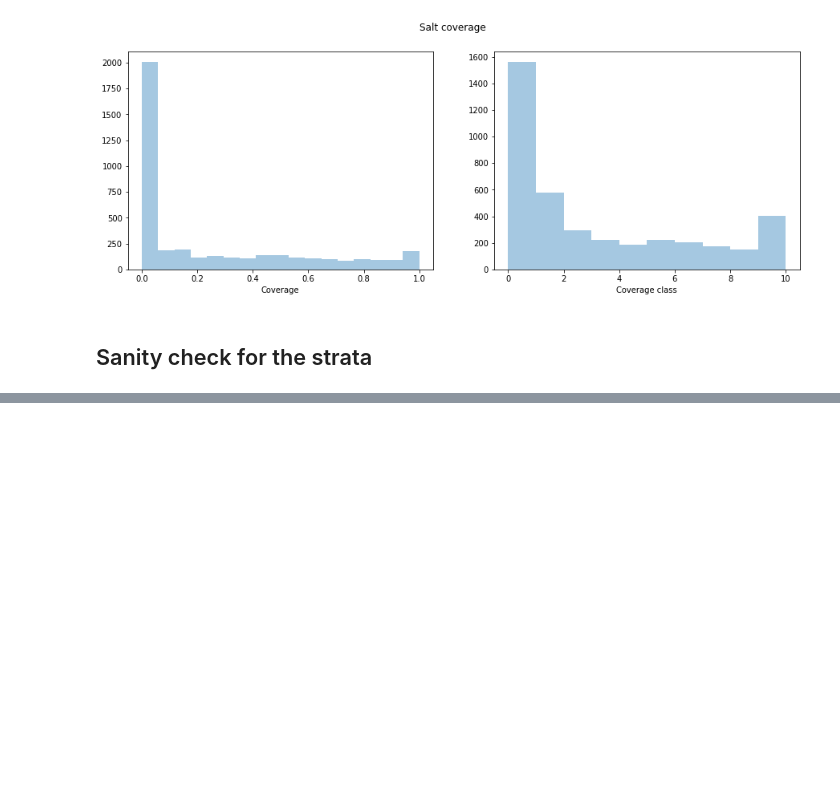
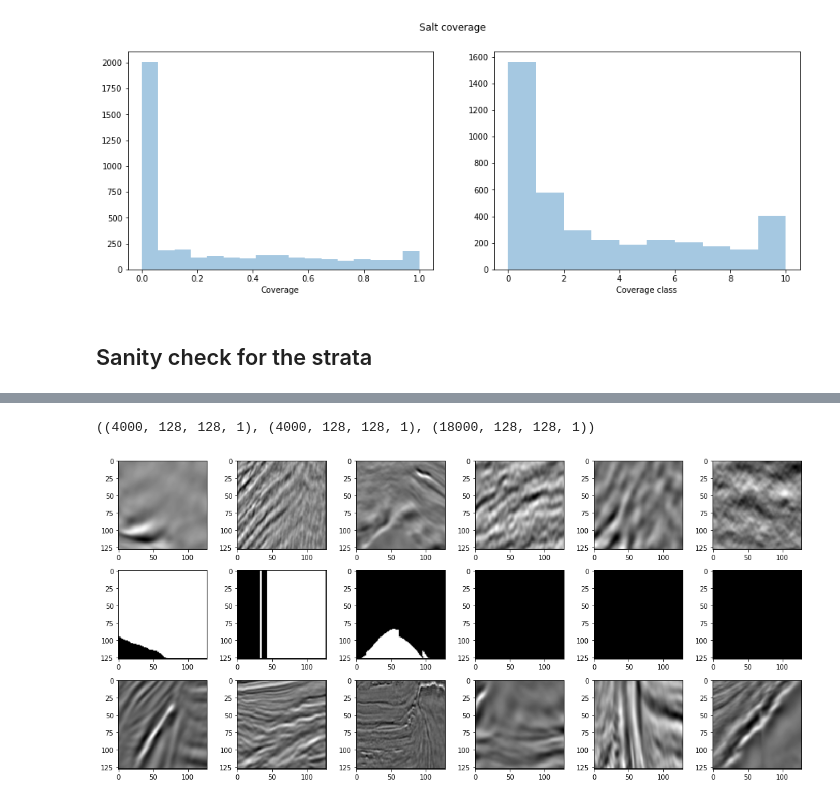
Before and after one commit to danielfrg/kaggle-salt, a Jupyter notebook: img2array.ipynb, the cells around one changed output, grey strips where cells are left out. Cells and saved outputs as stored; diff of their text form; code cells hidden in the pictures; blank space fills up the shorter version.

```diff
--- a/img2array.ipynb
+++ b/img2array.ipynb
@@ -160,4 +158,4 @@ v_upsample = np.vectorize(upsample)
 # %%
-x_train_up = np.array([upsample(img) for img in tqdm.tqdm_notebook(x_train, total=x_train.shape[0])])
+X_train_up = np.array([upsample(img) for img in tqdm.tqdm_notebook(X_train, total=X_train.shape[0])])
 # %% [output]
 [interactive output not drawn]
@@ -187,0 +166,2 @@ image_utils.array_to_img(y_train[50])
+# %%
+X_test_up = np.array([upsample(img) for img in tqdm.tqdm_notebook(X_test, total=X_test.shape[0])])
@@ -187,0 +170,15 @@ image_utils.array_to_img(y_train[50])
+# %%
+X_train_up.shape, y_train_up.shape, X_test_up.shape
+# %% [output]
+((4000, 128, 128, 1), (4000, 128, 128, 1), (18000, 128, 128, 1))
+# %%
+n_images = 6
+fig, axarr = plt.subplots(3, n_images, figsize=(15, 7))
+for image in range(n_images):
+    n = random.randint(1, X_train_up.shape[0])
+    axarr[0, image].imshow(image_utils.array_to_img(X_train_up[n]))
+    axarr[1, image].imshow(image_utils.array_to_img(y_train_up[n]))
+    axarr[2, image].imshow(image_utils.array_to_img(X_test_up[n]))
+fig.tight_layout()
+# %% [output]
+[figure, added]
```
Also changed, not shown: parts of 35 cells of this notebook, 9 other files.
